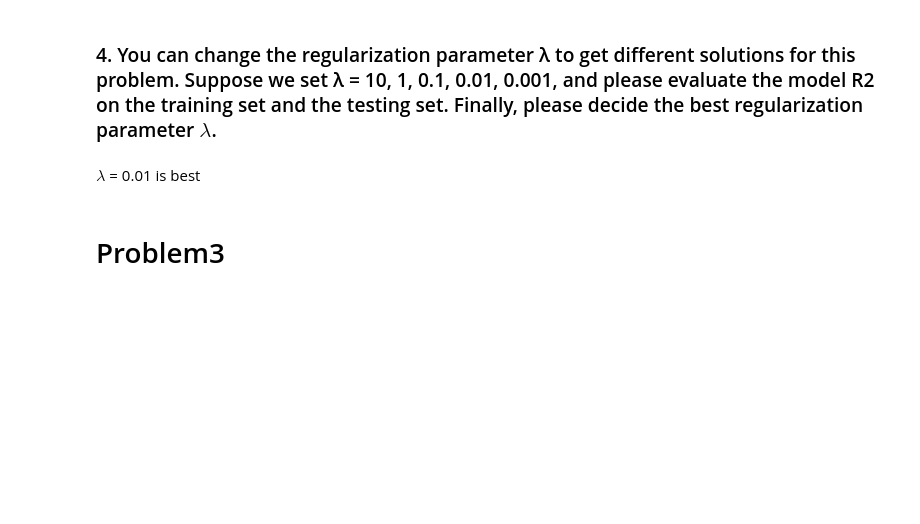
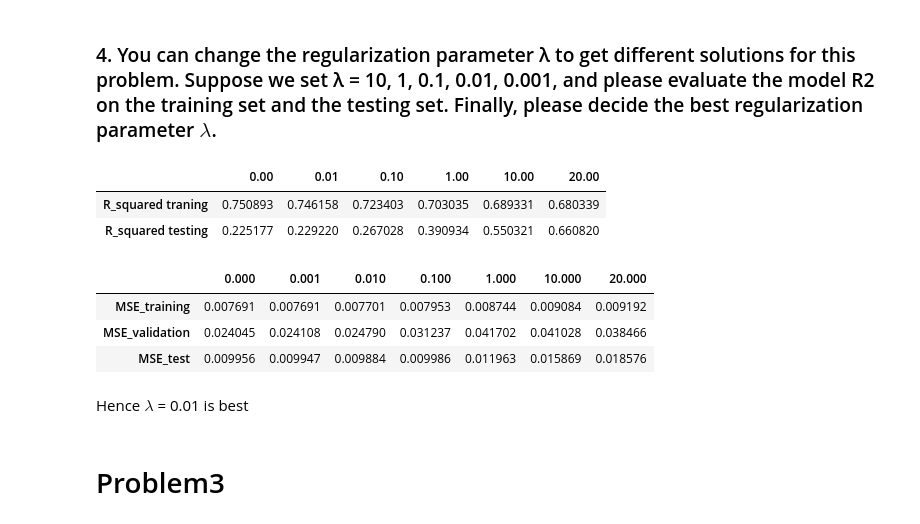
Before and after one commit to Johnxinlei/PHBS_BigData_2019, a Jupyter notebook: Homework_2.ipynb, the cells around one changed output. Saved outputs shown, nothing was run; the diff lists cells and outputs as text; code cells hidden in the pictures; blank space fills up the shorter version.

```diff
--- a/Homework_2.ipynb
+++ b/Homework_2.ipynb
@@ -40,8 +41,8 @@ The formula of $R^2$ is
 * $$R^2 = \frac{\Sigma_i(\hat y_i-\bar y_i)^2}{\Sigma_i(y_i-\bar y_i)^2}$$
 # %%
 def R_squared(x,y,beta):
-    SSR = np.var(x@beta)*len(x)
-    SST = np.var(y)*len(x)
+    SSR = np.sum((x@beta-y.mean())**2)
+    SST = np.sum((y-y.mean())**2)
     return SSR/SST
 
 R_squared(X,Y,closed_form_1(X,Y))
@@ -120,3 +143,16 @@ no punishment coefficient: [-1.24594261e+02  6.42053134e-02  6.45735927e-03  1.2
 We can see under L2 regularization, most of coefficient are shrinked compared to the no regularization formula, which can prevent overfiting, thus the linear model with L2 regularization is robust
 # %% [markdown]
 ### 4. You can change the regularization parameter λ to get different solutions for this problem. Suppose we set λ = 10, 1, 0.1, 0.01, 0.001, and please evaluate the model R2 on the training set and the testing set. Finally, please decide the best regularization parameter $\lambda$.
+# %%
+lam_list = [0, 0.01, 0.1, 1, 10, 20]
+R2_training, R2_testing = [], []
+for each in lam_list:
+    theta = closed_form_2(X, Y, lam=each)
+    R2_training.append(R_squared(X,Y,theta))
+    R2_testing.append(R_squared(X_test,Y_test,theta))
+
+pd.DataFrame([R2_training, R2_testing], index=["R_squared traning", "R_squared testing"], columns=lam_list)
+# %% [output]
+|  | 0.00 | 0.01 | 0.10 | 1.00 | 10.00 | 20.00 |
+| R_squared traning | 0.750893 | 0.746158 | 0.723403 | 0.703035 | 0.689331 | 0.680339 |
+| R_squared testing | 0.225177 | 0.229220 | 0.267028 | 0.390934 | 0.550321 | 0.660820 |
@@ -123,5 +194,12 @@ We can see under L2 regularization, most of coefficient are shrinked compared to
+# %%
+pd.DataFrame([MSE_training, MSE_validation, MSE_test], index=["MSE_training", "MSE_validation","MSE_test"], columns=lam_list)
+# %% [output]
+|  | 0.000 | 0.001 | 0.010 | 0.100 | 1.000 | 10.000 | 20.000 |
+| MSE_training | 0.007691 | 0.007691 | 0.007701 | 0.007953 | 0.008744 | 0.009084 | 0.009192 |
+| MSE_validation | 0.024045 | 0.024108 | 0.024790 | 0.031237 | 0.041702 | 0.041028 | 0.038466 |
+| MSE_test | 0.009956 | 0.009947 | 0.009884 | 0.009986 | 0.011963 | 0.015869 | 0.018576 |
 # %% [markdown]
-$\lambda$ = 0.01 is best
+Hence $\lambda$ = 0.01 is best
 # %% [markdown]
 # Problem3
 # %% [markdown]
```
Also changed, not shown: parts of 11 cells of this notebook.
